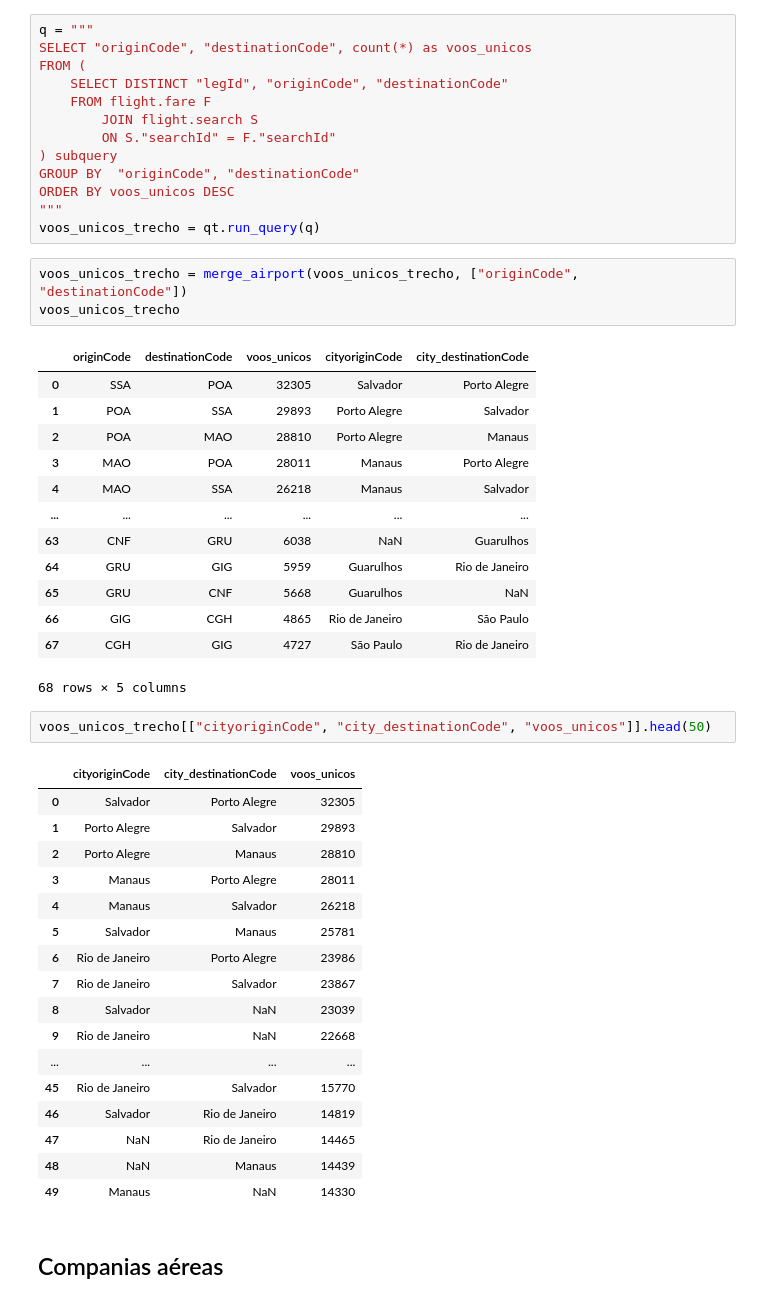
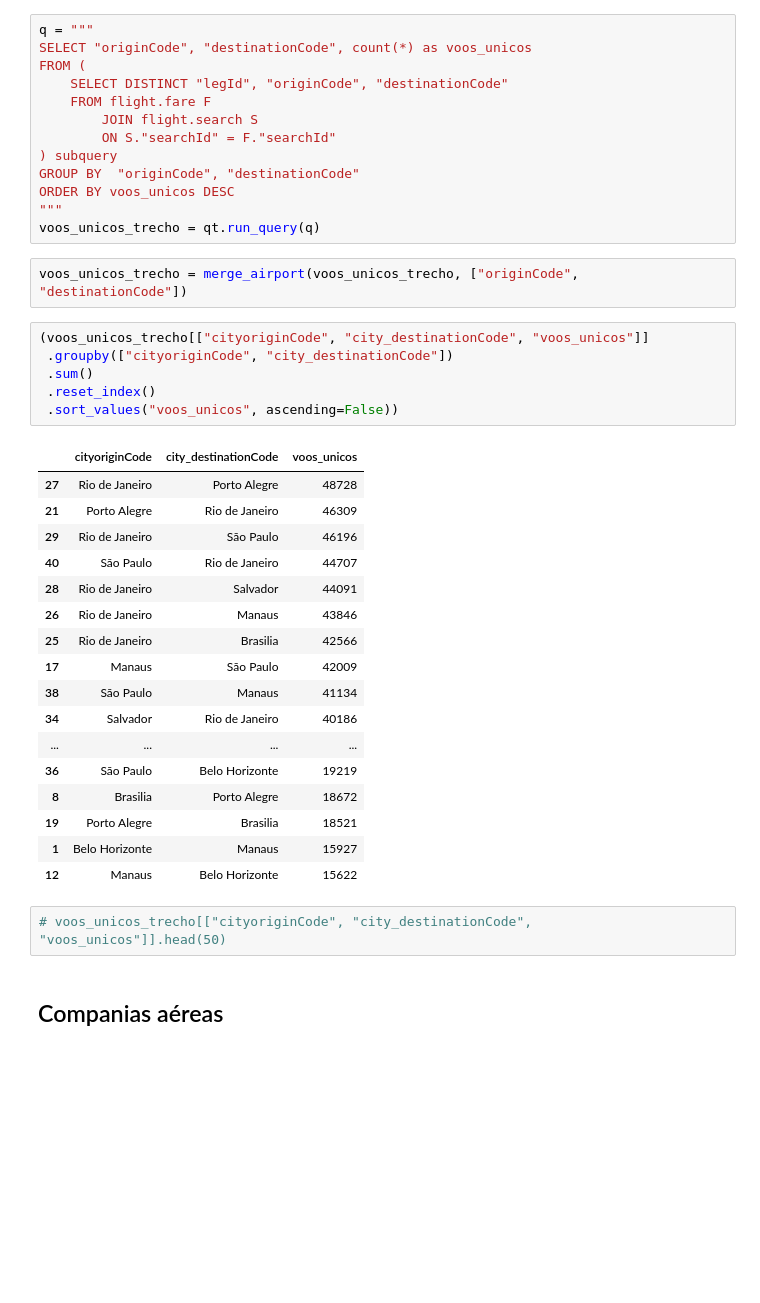
Before and after one commit to MatheusBorgesFaria/FlightPrices, a Jupyter notebook: notebooks/descriptive_analyzes/visao_geral.ipynb, the cells around one changed output. Drawn from its saved outputs; the diff is of its cells as text; blank space fills up the shorter version.

```diff
--- a/notebooks/descriptive_analyzes/visao_geral.ipynb
+++ b/notebooks/descriptive_analyzes/visao_geral.ipynb
@@ -360,41 +389,32 @@ ORDER BY voos_unicos DESC
 voos_unicos_trecho = qt.run_query(q)
 # %%
 voos_unicos_trecho = merge_airport(voos_unicos_trecho, ["originCode", "destinationCode"])
-voos_unicos_trecho
-# %% [output]
-|  | originCode | destinationCode | voos_unicos | cityoriginCode | city_destinationCode |
-| 0 | SSA | POA | 32305 | Salvador | Porto Alegre |
-| 1 | POA | SSA | 29893 | Porto Alegre | Salvador |
-| 2 | POA | MAO | 28810 | Porto Alegre | Manaus |
-| 3 | MAO | POA | 28011 | Manaus | Porto Alegre |
-| 4 | MAO | SSA | 26218 | Manaus | Salvador |
-| ... | ... | ... | ... | ... | ... |
-| 63 | CNF | GRU | 6038 | NaN | Guarulhos |
-| 64 | GRU | GIG | 5959 | Guarulhos | Rio de Janeiro |
-| 65 | GRU | CNF | 5668 | Guarulhos | NaN |
-| 66 | GIG | CGH | 4865 | Rio de Janeiro | São Paulo |
-| 67 | CGH | GIG | 4727 | São Paulo | Rio de Janeiro |
-68 rows × 5 columns
+# %%
+(voos_unicos_trecho[["cityoriginCode", "city_destinationCode", "voos_unicos"]]
+ .groupby(["cityoriginCode", "city_destinationCode"])
+ .sum()
+ .reset_index()
+ .sort_values("voos_unicos", ascending=False))
+# %% [output]
+|  | cityoriginCode | city_destinationCode | voos_unicos |
+| 27 | Rio de Janeiro | Porto Alegre | 48728 |
+| 21 | Porto Alegre | Rio de Janeiro | 46309 |
+| 29 | Rio de Janeiro | São Paulo | 46196 |
+| 40 | São Paulo | Rio de Janeiro | 44707 |
+| 28 | Rio de Janeiro | Salvador | 44091 |
+| 26 | Rio de Janeiro | Manaus | 43846 |
+| 25 | Rio de Janeiro | Brasilia | 42566 |
+| 17 | Manaus | São Paulo | 42009 |
+| 38 | São Paulo | Manaus | 41134 |
+| 34 | Salvador | Rio de Janeiro | 40186 |
+| ... | ... | ... | ... |
+| 36 | São Paulo | Belo Horizonte | 19219 |
+| 8 | Brasilia | Porto Alegre | 18672 |
+| 19 | Porto Alegre | Brasilia | 18521 |
+| 1 | Belo Horizonte | Manaus | 15927 |
+| 12 | Manaus | Belo Horizonte | 15622 |
 # %%
-voos_unicos_trecho[["cityoriginCode", "city_destinationCode", "voos_unicos"]].head(50)
+# voos_unicos_trecho[["cityoriginCode", "city_destinationCode", "voos_unicos"]].head(50)
-# %% [output]
-|  | cityoriginCode | city_destinationCode | voos_unicos |
-| 0 | Salvador | Porto Alegre | 32305 |
-| 1 | Porto Alegre | Salvador | 29893 |
-| 2 | Porto Alegre | Manaus | 28810 |
-| 3 | Manaus | Porto Alegre | 28011 |
-| 4 | Manaus | Salvador | 26218 |
-| 5 | Salvador | Manaus | 25781 |
-| 6 | Rio de Janeiro | Porto Alegre | 23986 |
-| 7 | Rio de Janeiro | Salvador | 23867 |
-| 8 | Salvador | NaN | 23039 |
-| 9 | Rio de Janeiro | NaN | 22668 |
-| ... | ... | ... | ... |
-| 45 | Rio de Janeiro | Salvador | 15770 |
-| 46 | Salvador | Rio de Janeiro | 14819 |
-| 47 | NaN | Rio de Janeiro | 14465 |
-| 48 | NaN | Manaus | 14439 |
-| 49 | Manaus | NaN | 14330 |
 # %% [markdown]
 ## Companias aéreas
 # %% [markdown]
```
Also changed, not shown: parts of 28 cells of this notebook.
